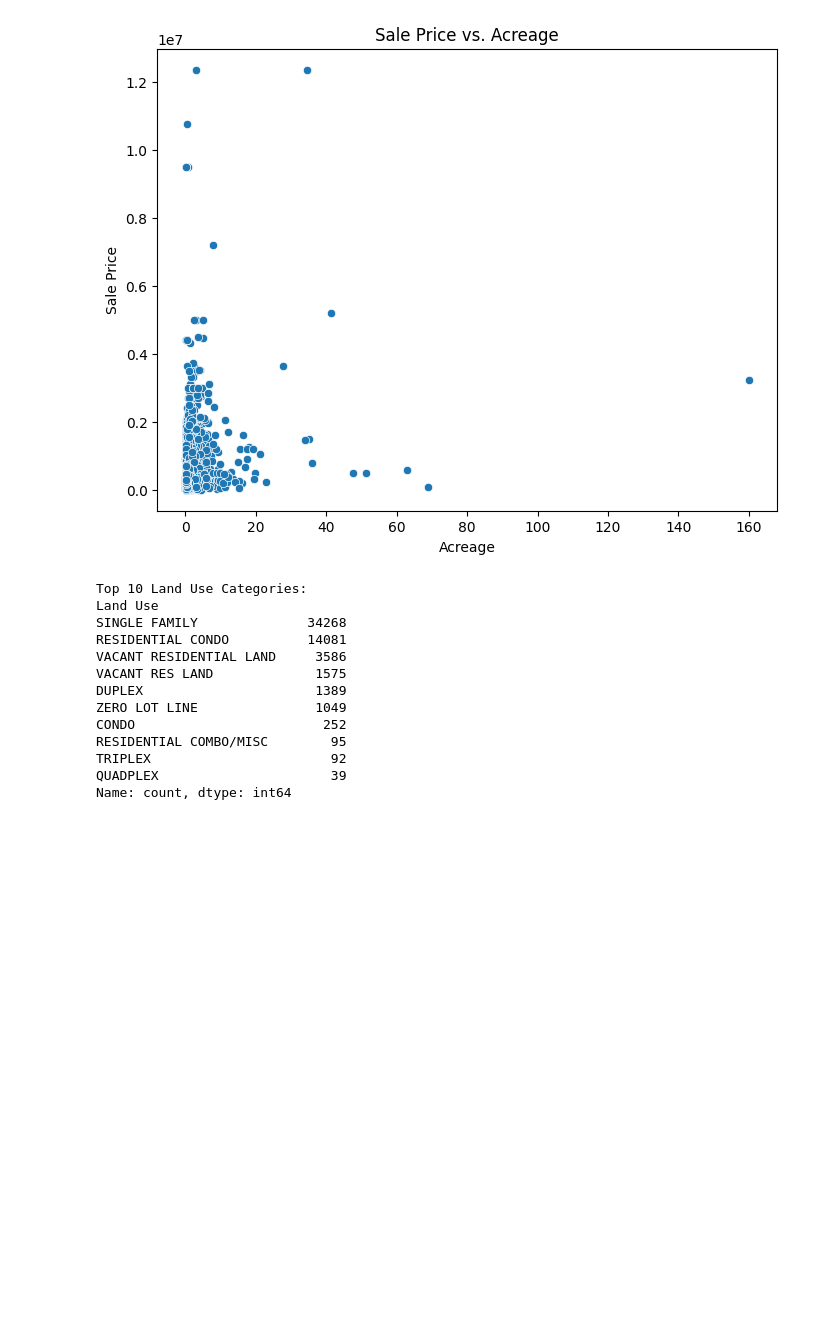
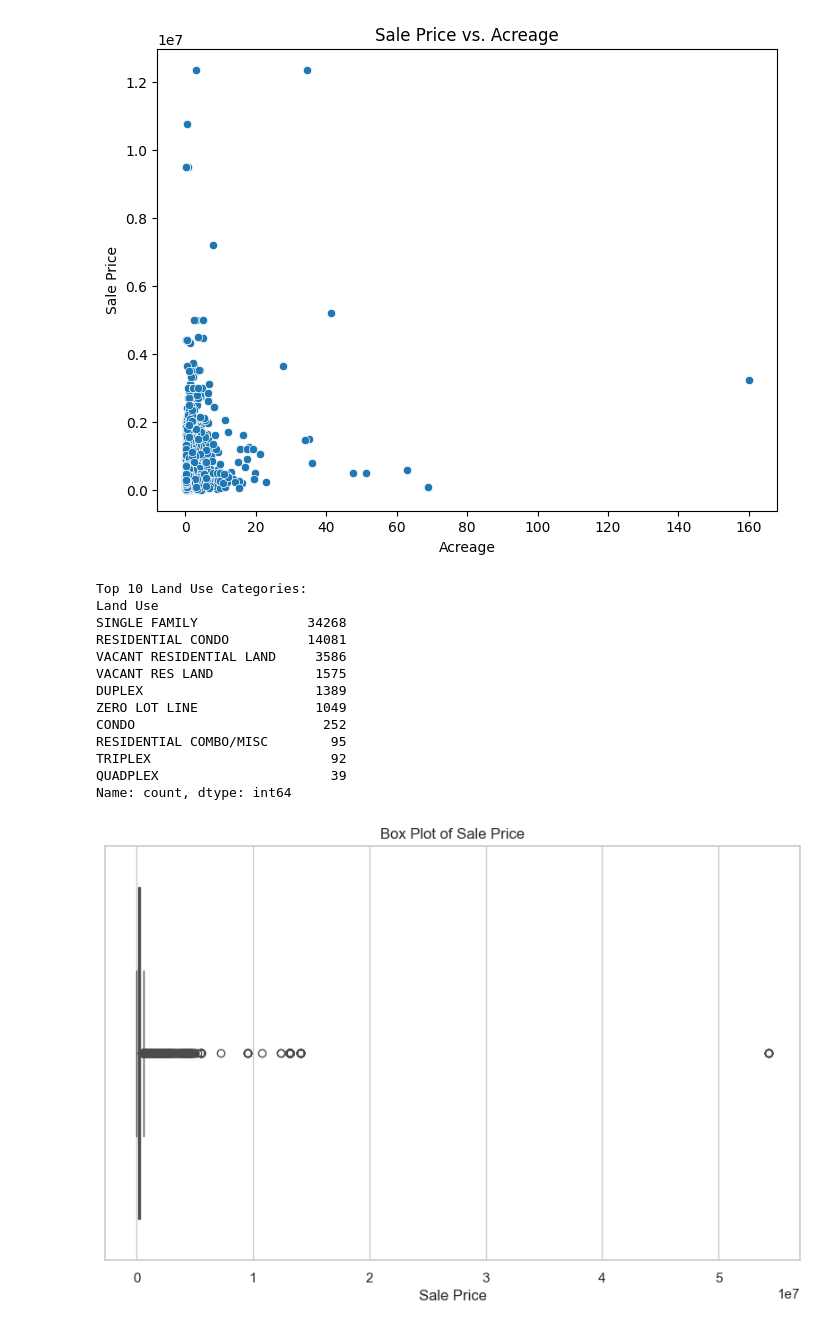
Before and after one commit to msorrell3/pythonCollaboration, a Jupyter notebook: pythonCollab.ipynb, the cells around one changed output. Saved outputs shown, nothing was run; the diff lists cells and outputs as text; code cells hidden in the pictures; blank space fills up the shorter version.

Commit message:
Boxplot

```diff
--- a/pythonCollab.ipynb
+++ b/pythonCollab.ipynb
@@ -70,3 +70,14 @@ RESIDENTIAL COMBO/MISC        95
 TRIPLEX                       92
 QUADPLEX                      39
 Name: count, dtype: int64
+# %%
+# THIS OUTLIER SHOULD LIKELY BE CLEANED
+
+plt.figure(figsize=(10, 6))
+
+sns.boxplot(x='Sale Price', data=data)
+
+plt.title('Box Plot of Sale Price')
+plt.show()
+# %% [output]
+[figure, added]
```
Also changed, not shown: parts of 2 cells of this notebook.
